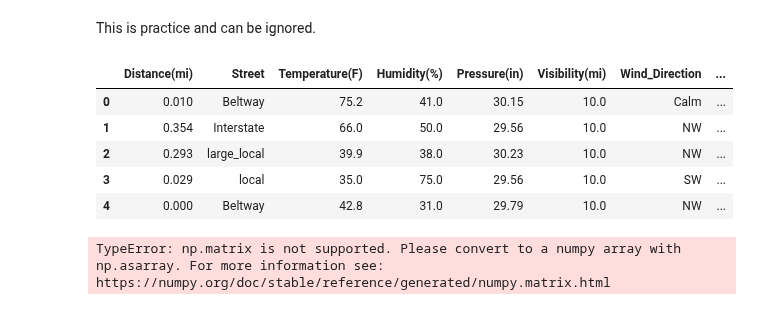
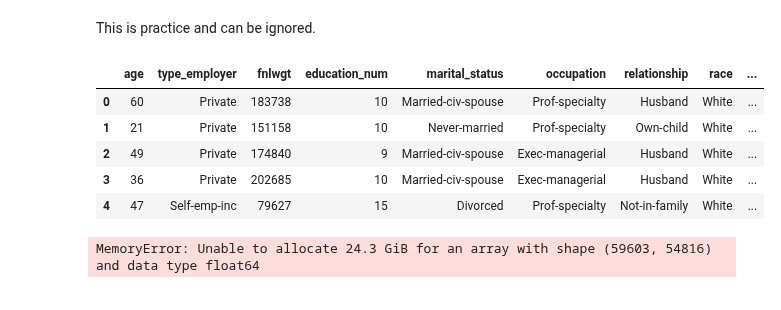
Before and after one commit to fenrirbatdorf/Accident_Data_Preprocessing, a Jupyter notebook: Notebooks/PCA_Process.ipynb, the cells around one changed output. Cells and saved outputs as stored; diff of their text form; code cells hidden in the pictures.

```diff
--- a/Notebooks/PCA_Process.ipynb
+++ b/Notebooks/PCA_Process.ipynb
@@ -14,15 +14,15 @@ from sklearn.model_selection import train_test_split
 from sklearn.linear_model import LogisticRegression
 from sklearn.metrics import confusion_matrix, classification_report
 # %%
-df = pd.read_csv('../Data_Cleaned/control_datasets_nobin/control_2class_X_train.csv')
+df = pd.read_csv('../X_train_census.csv')
 df.head()
 # %% [output]
-|  | Distance(mi) | Street | Temperature(F) | Humidity(%) | Pressure(in) | Visibility(mi) | Wind_Direction | ... |
-| 0 | 0.010 | Beltway | 75.2 | 41.0 | 30.15 | 10.0 | Calm | ... |
-| 1 | 0.354 | Interstate | 66.0 | 50.0 | 29.56 | 10.0 | NW | ... |
-| 2 | 0.293 | large_local | 39.9 | 38.0 | 30.23 | 10.0 | NW | ... |
-| 3 | 0.029 | local | 35.0 | 75.0 | 29.56 | 10.0 | SW | ... |
-| 4 | 0.000 | Beltway | 42.8 | 31.0 | 29.79 | 10.0 | NW | ... |
+|  | age | type_employer | fnlwgt | education_num | marital_status | occupation | relationship | race | ... |
+| 0 | 60 | Private | 183738 | 10 | Married-civ-spouse | Prof-specialty | Husband | White | ... |
+| 1 | 21 | Private | 151158 | 10 | Never-married | Prof-specialty | Own-child | White | ... |
+| 2 | 49 | Private | 174840 | 9 | Married-civ-spouse | Exec-managerial | Husband | White | ... |
+| 3 | 36 | Private | 202685 | 10 | Married-civ-spouse | Exec-managerial | Husband | White | ... |
+| 4 | 47 | Self-emp-inc | 79627 | 15 | Divorced | Prof-specialty | Not-in-family | White | ... |
 # %%
 import numpy as np
 import scipy
@@ -34,7 +34,6 @@ from sklearn.svm import LinearSVC
 from sklearn.pipeline import make_pipeline
 
 
-df = df.todense()
 
 ohe = OneHotEncoder()
 df = ohe.fit_transform(df).toarray()
@@ -42,12 +41,12 @@ df = ohe.fit_transform(df).toarray()
 scale = StandardScaler(with_mean=False)
 df = scale.fit_transform(df)
 
-pca = PCA()
+pca = PCA(n_components = 10)
 df = pca.fit_transform(df)
 
 df
 # %% [output]
-TypeError: np.matrix is not supported. Please convert to a numpy array with np.asarray. For more information see: https://numpy.org/doc/stable/reference/generated/numpy.matrix.html
+MemoryError: Unable to allocate 24.3 GiB for an array with shape (59603, 54816) and data type float64
 # %%
 import matplotlib.pyplot as plt
 # bar graph of explained variance of each principle component
```
Also changed, not shown: parts of 3 cells of this notebook, 1 other file.
